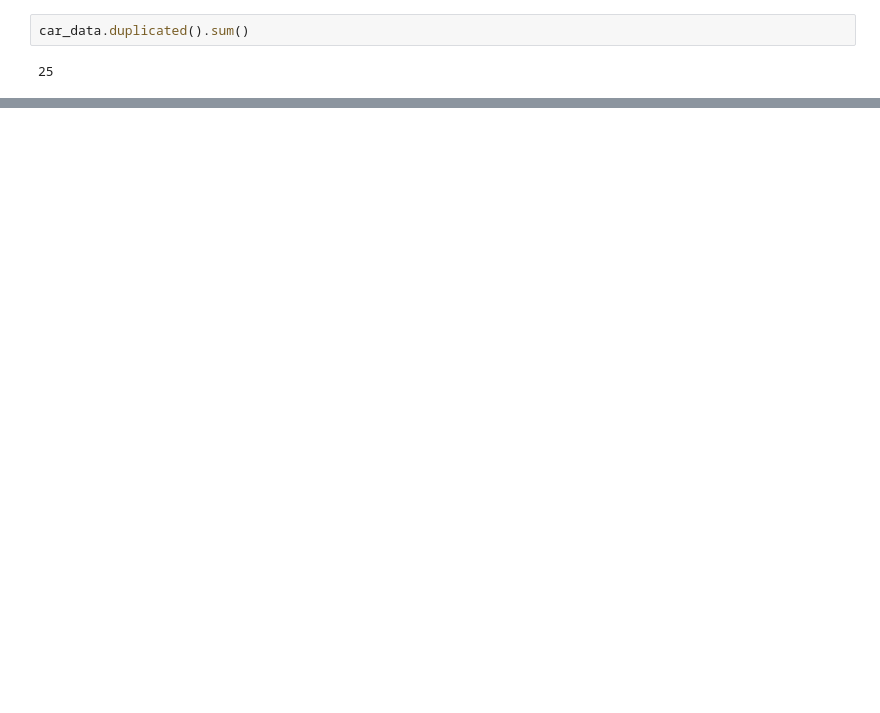
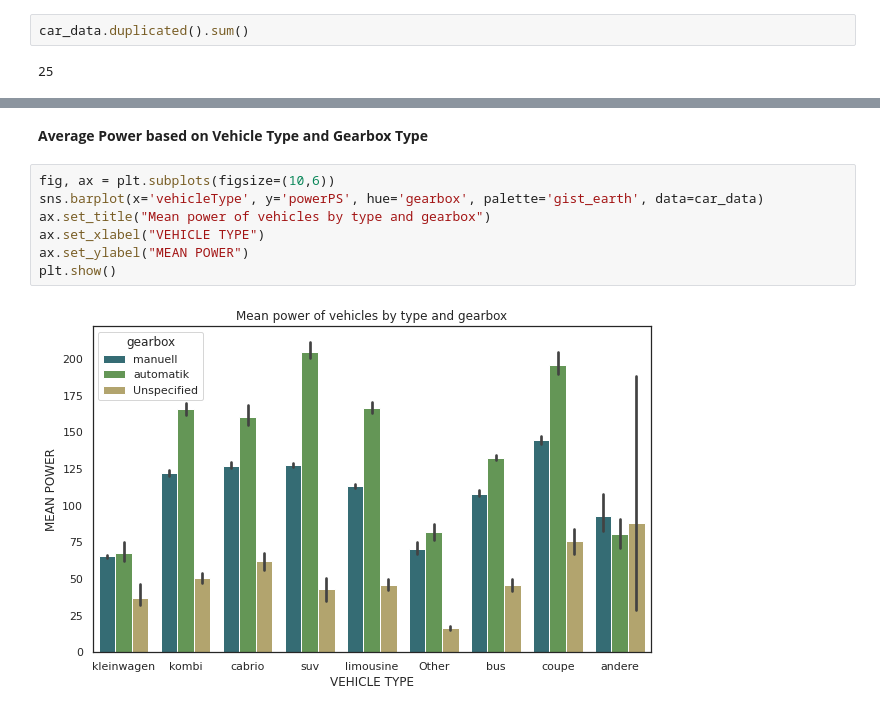
Before and after one commit to HeenaRajan/Exploratory_Data_Analysis, a Jupyter notebook: ExploratoryDataAnalysis_ebay.ipynb, the cells around one changed output, grey strips where cells are left out. Cells and saved outputs as stored; diff of their text form; blank space fills up the shorter version.

```diff
--- a/ExploratoryDataAnalysis_ebay.ipynb
+++ b/ExploratoryDataAnalysis_ebay.ipynb
@@ -128,0 +189,11 @@ car_data.duplicated().sum()
+# %% [markdown]
+**Average Power based on Vehicle Type and Gearbox Type**
+# %%
+fig, ax = plt.subplots(figsize=(10,6))
+sns.barplot(x='vehicleType', y='powerPS', hue='gearbox', palette='gist_earth', data=car_data)
+ax.set_title("Mean power of vehicles by type and gearbox")
+ax.set_xlabel("VEHICLE TYPE")
+ax.set_ylabel("MEAN POWER")
+plt.show()
+# %% [output]
+[figure, added]
```
Also changed, not shown: parts of 16 cells of this notebook.
